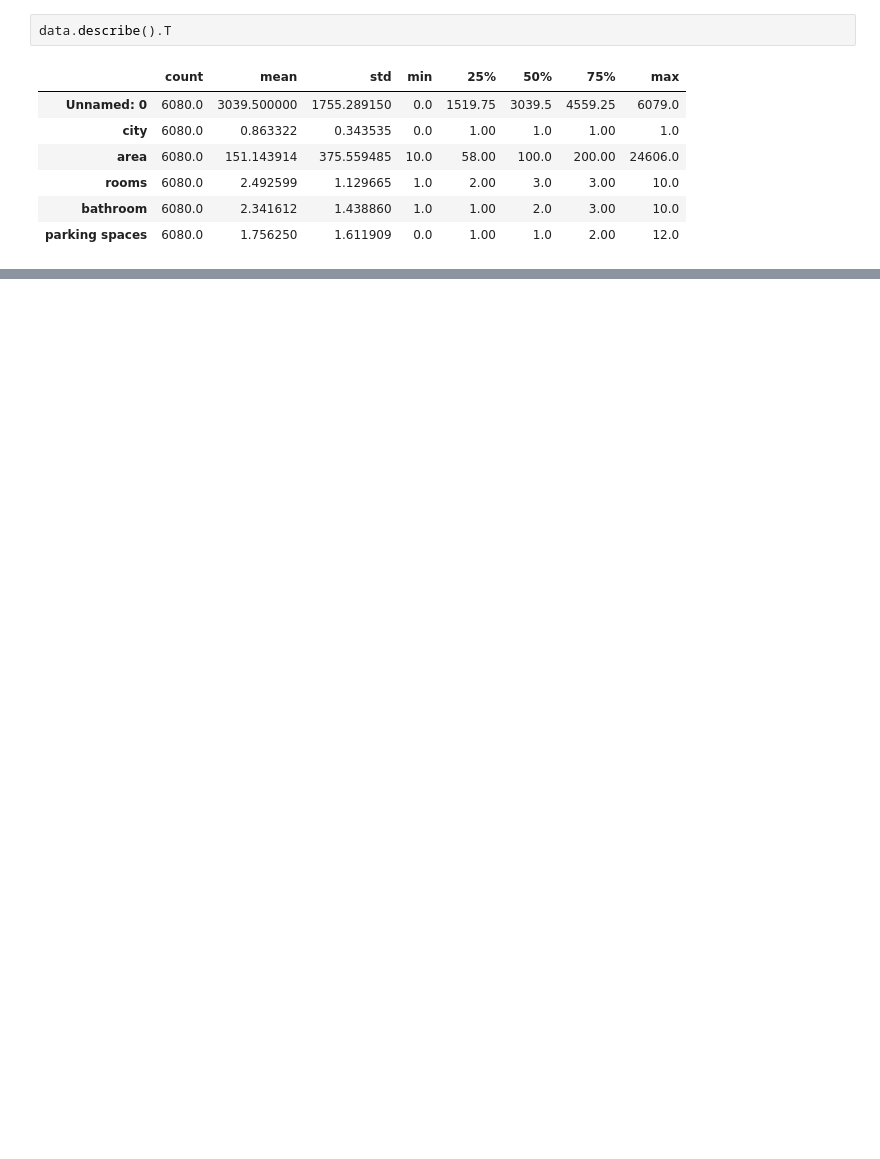
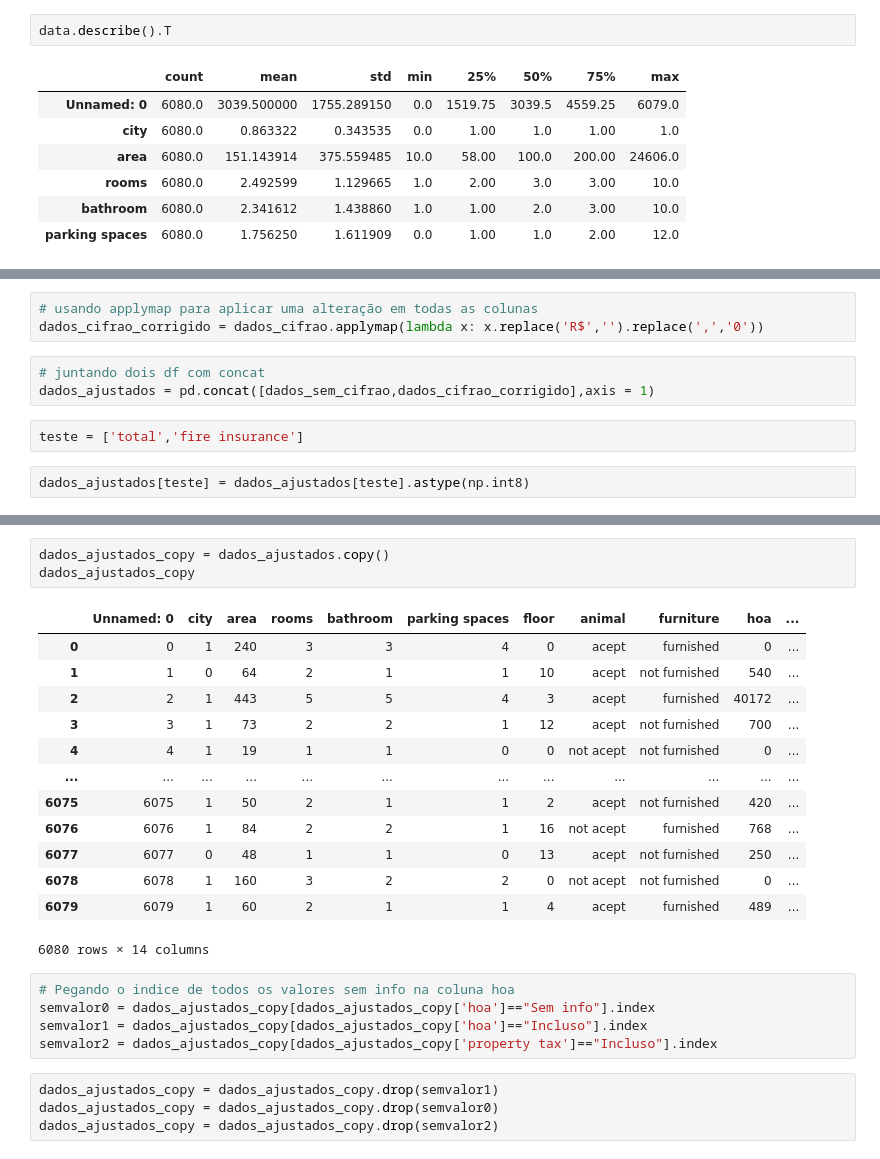
Before and after one commit to Peedrooo/Learning_Python, a Jupyter notebook: Pandas/Capitulo 5/analiseexplo.ipynb, the cells around one changed output, grey strips where cells are left out. Drawn from its saved outputs; the diff is of its cells as text; blank space fills up the shorter version.

```diff
--- a/Pandas/Capitulo 5/analiseexplo.ipynb
+++ b/Pandas/Capitulo 5/analiseexplo.ipynb
@@ -65,0 +151,10 @@ data.describe().T
+# %%
+# usando applymap para aplicar uma alteração em todas as colunas
+dados_cifrao_corrigido = dados_cifrao.applymap(lambda x: x.replace('R$','').replace(',','0'))
+# %%
+# juntando dois df com concat
+dados_ajustados = pd.concat([dados_sem_cifrao,dados_cifrao_corrigido],axis = 1)
+# %%
+teste = ['total','fire insurance']
+# %%
+dados_ajustados[teste] = dados_ajustados[teste].astype(np.int8)
@@ -65,0 +183,26 @@ data.describe().T
+# %%
+dados_ajustados_copy = dados_ajustados.copy()
+dados_ajustados_copy
+# %% [output]
+|  | Unnamed: 0 | city | area | rooms | bathroom | parking spaces | floor | animal | furniture | hoa | ... |
+| 0 | 0 | 1 | 240 | 3 | 3 | 4 | 0 | acept | furnished | 0 | ... |
+| 1 | 1 | 0 | 64 | 2 | 1 | 1 | 10 | acept | not furnished | 540 | ... |
+| 2 | 2 | 1 | 443 | 5 | 5 | 4 | 3 | acept | furnished | 40172 | ... |
+| 3 | 3 | 1 | 73 | 2 | 2 | 1 | 12 | acept | not furnished | 700 | ... |
+| 4 | 4 | 1 | 19 | 1 | 1 | 0 | 0 | not acept | not furnished | 0 | ... |
+| ... | ... | ... | ... | ... | ... | ... | ... | ... | ... | ... | ... |
+| 6075 | 6075 | 1 | 50 | 2 | 1 | 1 | 2 | acept | not furnished | 420 | ... |
+| 6076 | 6076 | 1 | 84 | 2 | 2 | 1 | 16 | not acept | furnished | 768 | ... |
+| 6077 | 6077 | 0 | 48 | 1 | 1 | 0 | 13 | acept | not furnished | 250 | ... |
+| 6078 | 6078 | 1 | 160 | 3 | 2 | 2 | 0 | not acept | not furnished | 0 | ... |
+| 6079 | 6079 | 1 | 60 | 2 | 1 | 1 | 4 | acept | furnished | 489 | ... |
+6080 rows × 14 columns
+# %%
+# Pegando o indice de todos os valores sem info na coluna hoa
+semvalor0 = dados_ajustados_copy[dados_ajustados_copy['hoa']=="Sem info"].index
+semvalor1 = dados_ajustados_copy[dados_ajustados_copy['hoa']=="Incluso"].index
+semvalor2 = dados_ajustados_copy[dados_ajustados_copy['property tax']=="Incluso"].index
+# %%
+dados_ajustados_copy = dados_ajustados_copy.drop(semvalor1)
+dados_ajustados_copy = dados_ajustados_copy.drop(semvalor0)
+dados_ajustados_copy = dados_ajustados_copy.drop(semvalor2)
```
Also changed, not shown: parts of 23 cells of this notebook.
